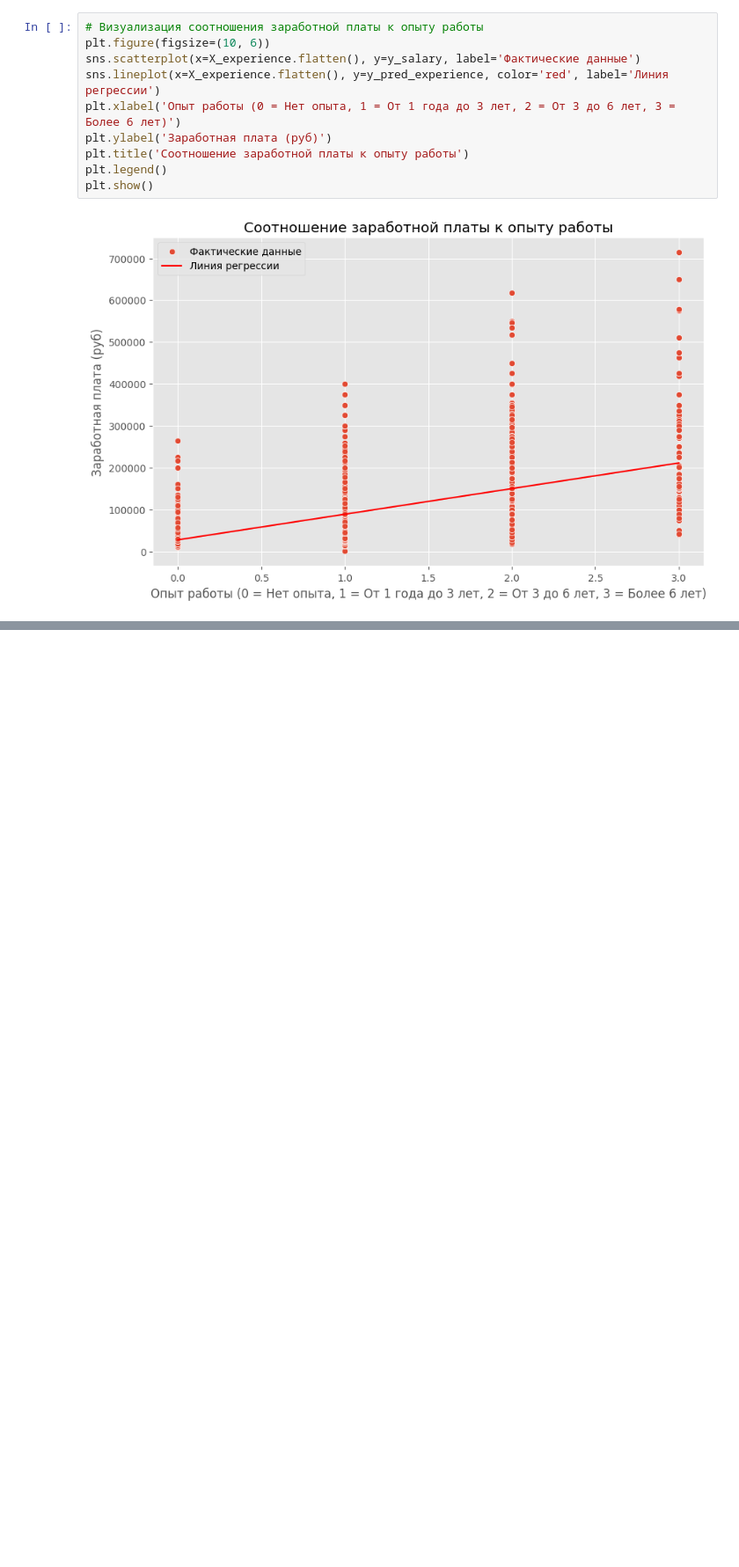
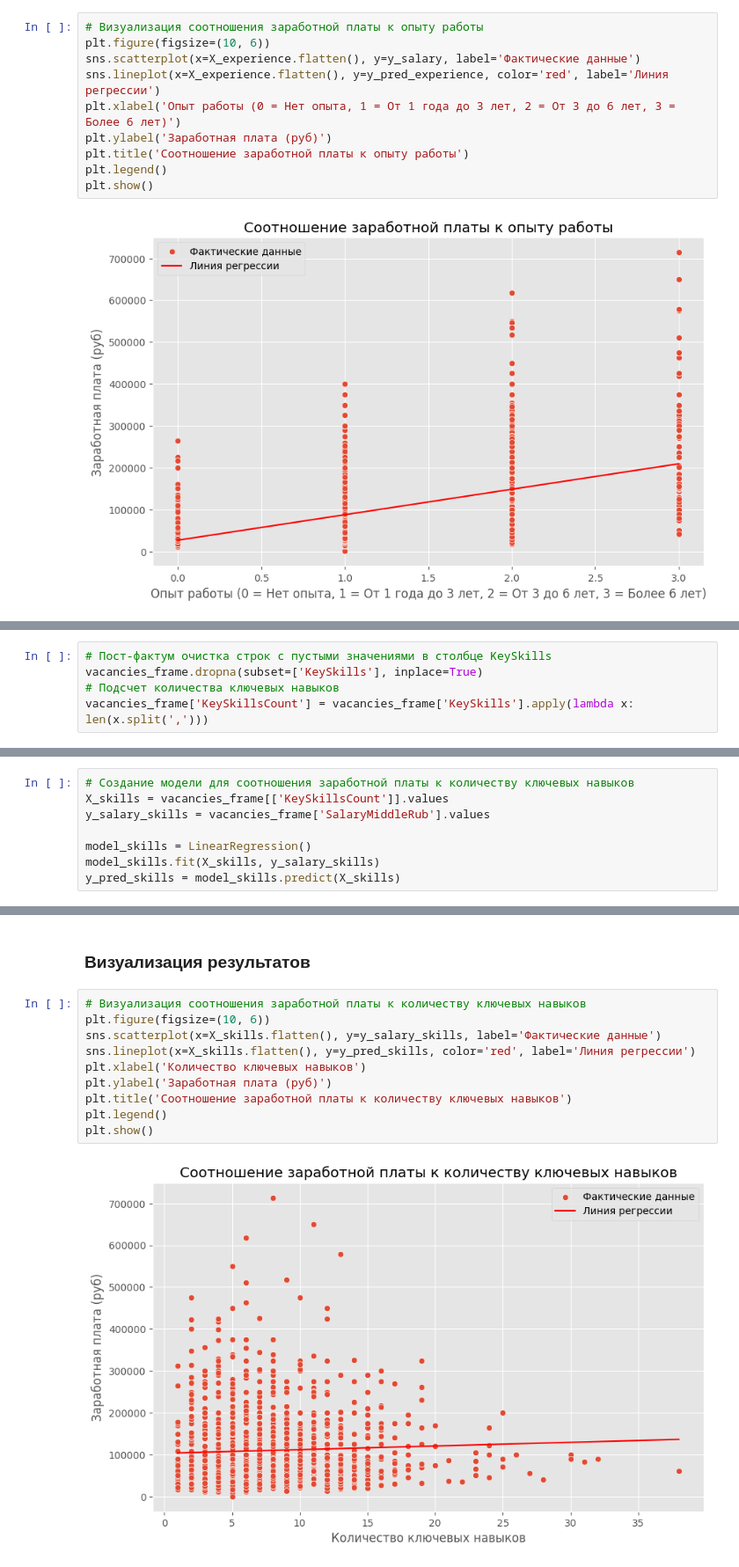
Before and after one commit to AzerQ/HHVacancyAgregate, a Jupyter notebook: HHVacancyAnalyzer/StaticAnalyze/app/HhVacncyAnalyze.ipynb, the cells around one changed output, grey strips where cells are left out. Shown at 88% size. Drawn from its saved outputs; the diff is of its cells as text; blank space fills up the shorter version.

```diff
--- a/HHVacancyAnalyzer/StaticAnalyze/app/HhVacncyAnalyze.ipynb
+++ b/HHVacancyAnalyzer/StaticAnalyze/app/HhVacncyAnalyze.ipynb
@@ -284,0 +292,5 @@ plt.show()
+# %%
+# Пост-фактум очистка строк с пустыми значениями в столбце KeySkills
+vacancies_frame.dropna(subset=['KeySkills'], inplace=True)
+# Подсчет количества ключевых навыков
+vacancies_frame['KeySkillsCount'] = vacancies_frame['KeySkills'].apply(lambda x: len(x.split(',')))
@@ -284,0 +299,8 @@ plt.show()
+# %%
+# Создание модели для соотношения заработной платы к количеству ключевых навыков
+X_skills = vacancies_frame[['KeySkillsCount']].values
+y_salary_skills = vacancies_frame['SalaryMiddleRub'].values
+
+model_skills = LinearRegression()
+model_skills.fit(X_skills, y_salary_skills)
+y_pred_skills = model_skills.predict(X_skills)
@@ -284,0 +323,14 @@ plt.show()
+# %% [markdown]
+### Визуализация результатов
+# %%
+# Визуализация соотношения заработной платы к количеству ключевых навыков
+plt.figure(figsize=(10, 6))
+sns.scatterplot(x=X_skills.flatten(), y=y_salary_skills, label='Фактические данные')
+sns.lineplot(x=X_skills.flatten(), y=y_pred_skills, color='red', label='Линия регрессии')
+plt.xlabel('Количество ключевых навыков')
+plt.ylabel('Заработная плата (руб)')
+plt.title('Соотношение заработной платы к количеству ключевых навыков')
+plt.legend()
+plt.show()
+# %% [output]
+[figure, added]
```
Also changed, not shown: parts of 20 cells of this notebook.
